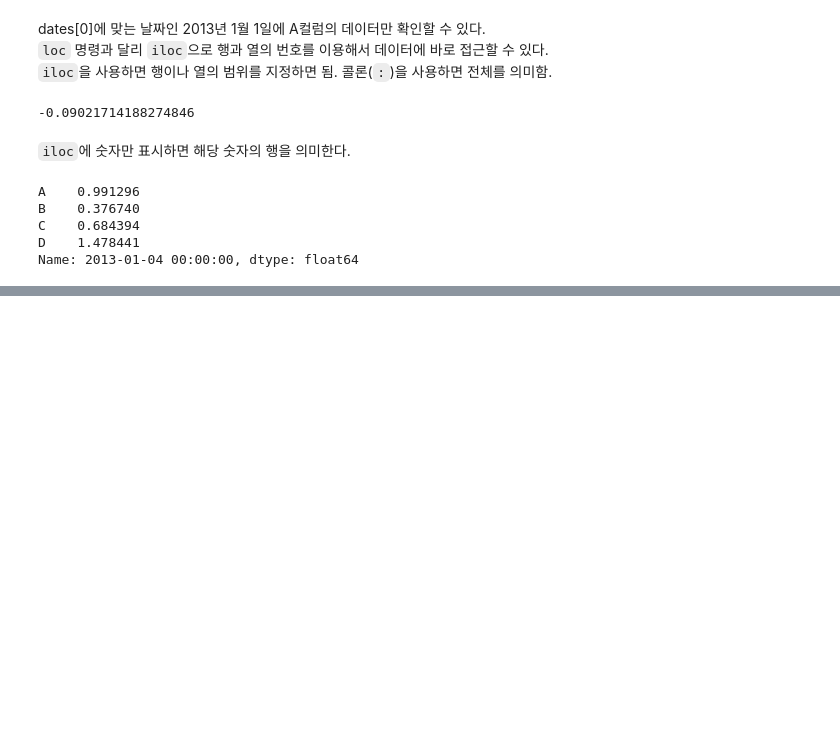
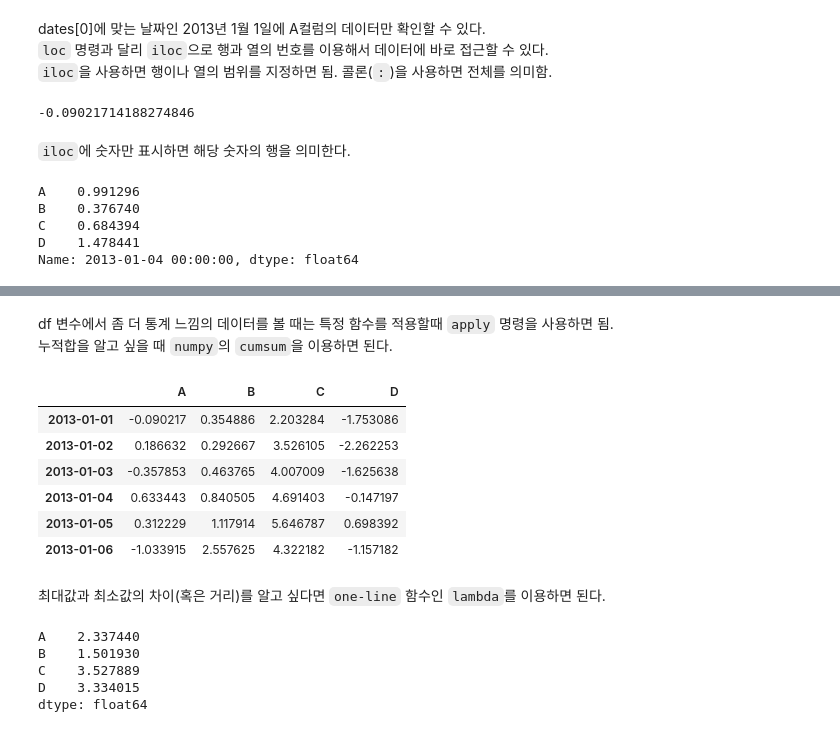
Before and after one commit to KimDoKy/DataScience, a Jupyter notebook: source_code/chap1. Basic of Python, Pandas and Matplotlib via analysis of CCTV in Seoul.ipynb, the cells around one changed output, grey strips where cells are left out. Cells and saved outputs as stored; diff of their text form; code cells hidden in the pictures; blank space fills up the shorter version.

```diff
--- a/source_code/chap1. Basic of Python, Pandas and Matplotlib via analysis of CCTV in Seoul.ipynb
+++ b/source_code/chap1. Basic of Python, Pandas and Matplotlib via analysis of CCTV in Seoul.ipynb
@@ -315,0 +424,23 @@ Name: 2013-01-04 00:00:00, dtype: float64
+# %% [markdown]
+df 변수에서 좀 더 통계 느낌의 데이터를 볼 때는 특정 함수를 적용할때 `apply` 명령을 사용하면 됨.
+누적합을 알고 싶을 때 `numpy`의 `cumsum`을 이용하면 된다.
+# %%
+df.apply(np.cumsum)
+# %% [output]
+|  | A | B | C | D |
+| 2013-01-01 | -0.090217 | 0.354886 | 2.203284 | -1.753086 |
+| 2013-01-02 | 0.186632 | 0.292667 | 3.526105 | -2.262253 |
+| 2013-01-03 | -0.357853 | 0.463765 | 4.007009 | -1.625638 |
+| 2013-01-04 | 0.633443 | 0.840505 | 4.691403 | -0.147197 |
+| 2013-01-05 | 0.312229 | 1.117914 | 5.646787 | 0.698392 |
+| 2013-01-06 | -1.033915 | 2.557625 | 4.322182 | -1.157182 |
+# %% [markdown]
+최대값과 최소값의 차이(혹은 거리)를 알고 싶다면 `one-line` 함수인 `lambda`를 이용하면 된다.
+# %%
+df.apply(lambda x: x.max() - x.min())
+# %% [output]
+A    2.337440
+B    1.501930
+C    3.527889
+D    3.334015
+dtype: float64
```
Also changed, not shown: parts of 15 cells of this notebook.
